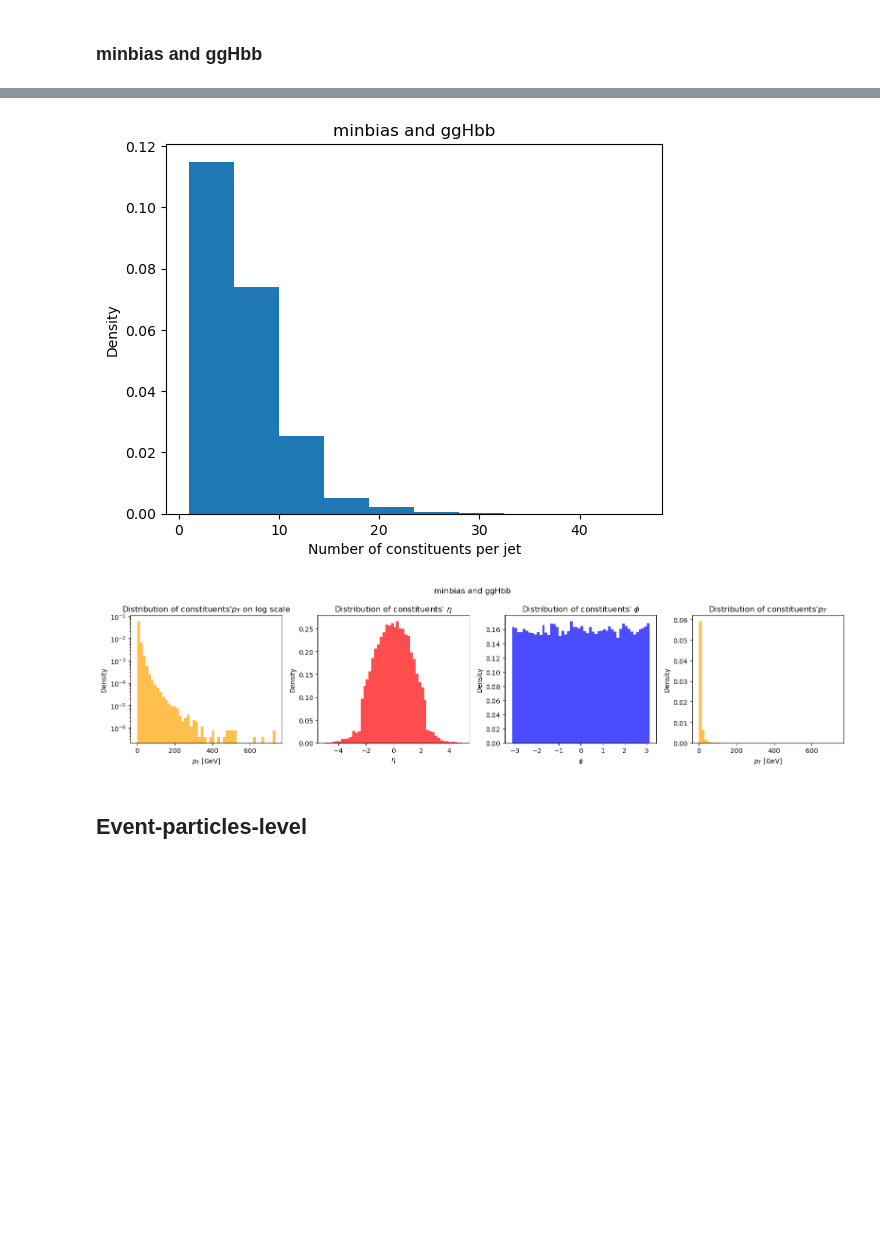
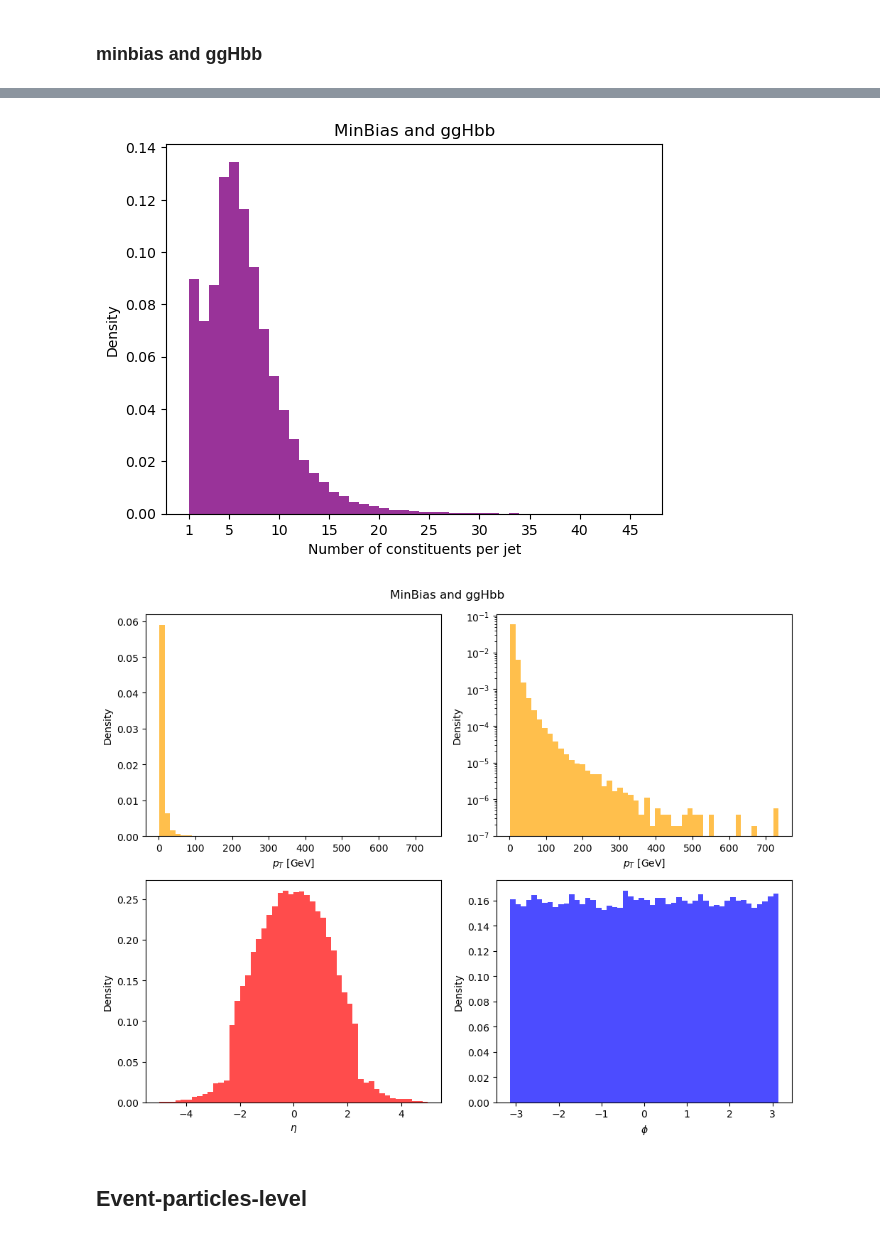
Before and after one commit to Francesco-Proietti/Tokenization-techniques-for-L1-Trigger-data-V4, a Jupyter notebook: notebooks/EDA.ipynb, the cells around one changed output, grey strips where cells are left out. Saved outputs shown, nothing was run; the diff lists cells and outputs as text; code cells hidden in the pictures; blank space fills up the shorter version.

```diff
--- a/notebooks/EDA.ipynb
+++ b/notebooks/EDA.ipynb
@@ -120,7 +55,7 @@ We are interested in L1-trigger data, in particular on the kinematic features $p
 # Initialize train dataset
 dataset = JetConstL1TriggerDataset(
     parquet_dirs="/run/media/francesco/STORAGE/data_eda/minbias",
-    max_particles=128,
+    max_particles=64,
     features=["L1T_PUPPIPart_PT",
             "L1T_PUPPIPart_Eta",
             "L1T_PUPPIPart_Phi",
@@ -202,7 +138,7 @@ plt.show()
 # Initialize train dataset
 dataset = JetConstL1TriggerDataset(
     parquet_dirs="/run/media/francesco/STORAGE/data_eda/ggHbb",
-    max_particles=128,
+    max_particles=64,
     features=["L1T_PUPPIPart_PT",
             "L1T_PUPPIPart_Eta",
             "L1T_PUPPIPart_Phi",
@@ -284,7 +221,7 @@ plt.show()
 # Initialize train dataset
 dataset = JetConstL1TriggerDataset(
     parquet_dirs="/run/media/francesco/STORAGE/data_eda",
-    max_particles=128,
+    max_particles=64,
     features=["L1T_PUPPIPart_PT",
             "L1T_PUPPIPart_Eta",
             "L1T_PUPPIPart_Phi",
@@ -327,39 +264,40 @@ Total jets: 30119
 # %%
-plt.hist(num_const, density=True)
+plt.hist(num_const, density=True, color="purple", alpha=0.8, bins=np.arange(1, 45 + 1.5, 1))
+plt.xticks(np.insert(np.arange(5, 45 + 1, 5),0,1))
 plt.xlabel("Number of constituents per jet")
 plt.ylabel("Density")
-plt.title("minbias and ggHbb")
+plt.title("MinBias and ggHbb")
 plt.show()
 # %% [output]
-[figure, old version]
+[figure, new version]
 # %%
-fig, ax = plt.subplots(1, 4, figsize=(16, 4))
+fig, ax = plt.subplots(2, 2, figsize=(10, 8))
 
-ax[0].hist(pt, bins=50, density=True, log=True, color = "orange", histtype='stepfilled', alpha=0.7)
-ax[0].set_xlabel(r"$p_T$ [GeV]")
-ax[0].set_ylabel("Density")
-ax[0].set_title(r"Distribution of constituents'$p_T$ on log scale")
+ax[0,1].hist(pt, bins=50, density=True, log=True, color = "orange", histtype='stepfilled', alpha=0.7)
+ax[0,1].set_xlabel(r"$p_T$ [GeV]")
+ax[0,1].set_ylabel("Density")
+#ax[0,1].set_title(r"Distribution of constituents'$p_T$ on log scale")
 
-ax[1].hist(eta, bins=50, density=True, color = "red", histtype='stepfilled', alpha=0.7)
-ax[1].set_xlabel(r"$\eta$")
-ax[1].set_ylabel("Density")
-ax[1].set_title(r"Distribution of constituents' $\eta$")
+ax[1,0].hist(eta, bins=50, density=True, color = "red", histtype='stepfilled', alpha=0.7)
+ax[1,0].set_xlabel(r"$\eta$")
+ax[1,0].set_ylabel("Density")
+#ax[1,0].set_title(r"Distribution of constituents' $\eta$")
 
-ax[2].hist(phi, bins=50, density=True, color = "blue", histtype='stepfilled', alpha=0.7)
-ax[2].set_xlabel(r"$\phi$")
-ax[2].set_ylabel("Density")
-ax[2].set_title(r"Distribution of constituents' $\phi$")
+ax[1,1].hist(phi, bins=50, density=True, color = "blue", histtype='stepfilled', alpha=0.7)
+ax[1,1].set_xlabel(r"$\phi$")
+ax[1,1].set_ylabel("Density")
+#ax[1,1].set_title(r"Distribution of constituents' $\phi$")
 
-ax[3].hist(pt, bins=50, density=True, color = "orange", histtype='stepfilled', alpha=0.7)
-ax[3].set_xlabel(r"$p_T$ [GeV]")
-ax[3].set_ylabel("Density")
-ax[3].set_title(r"Distribution of constituents'$p_T$")
+ax[0,0].hist(pt, bins=50, density=True, color = "orange", histtype='stepfilled', alpha=0.7)
+ax[0,0].set_xlabel(r"$p_T$ [GeV]")
+ax[0,0].set_ylabel("Density")
+#ax[0,0].set_title(r"Distribution of constituents'$p_T$")
 
-plt.suptitle("minbias and ggHbb")
+plt.suptitle("MinBias and ggHbb")
 plt.tight_layout()
 plt.show()
 # %% [output]
-[figure, old version]
+[figure, new version]
 # %% [markdown]
 ## Event-particles-level
 # %% [markdown]
```
Also changed, not shown: parts of 79 cells of this notebook, 21 other files.
